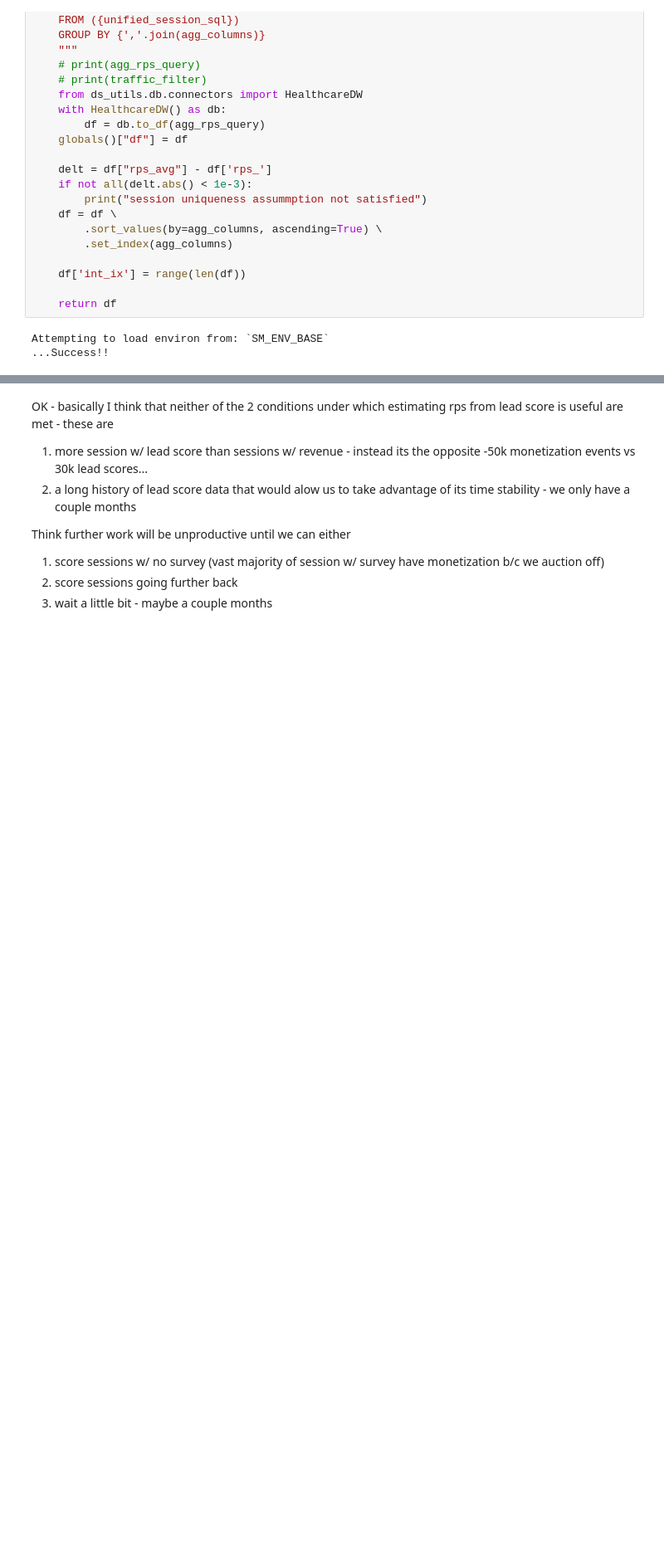
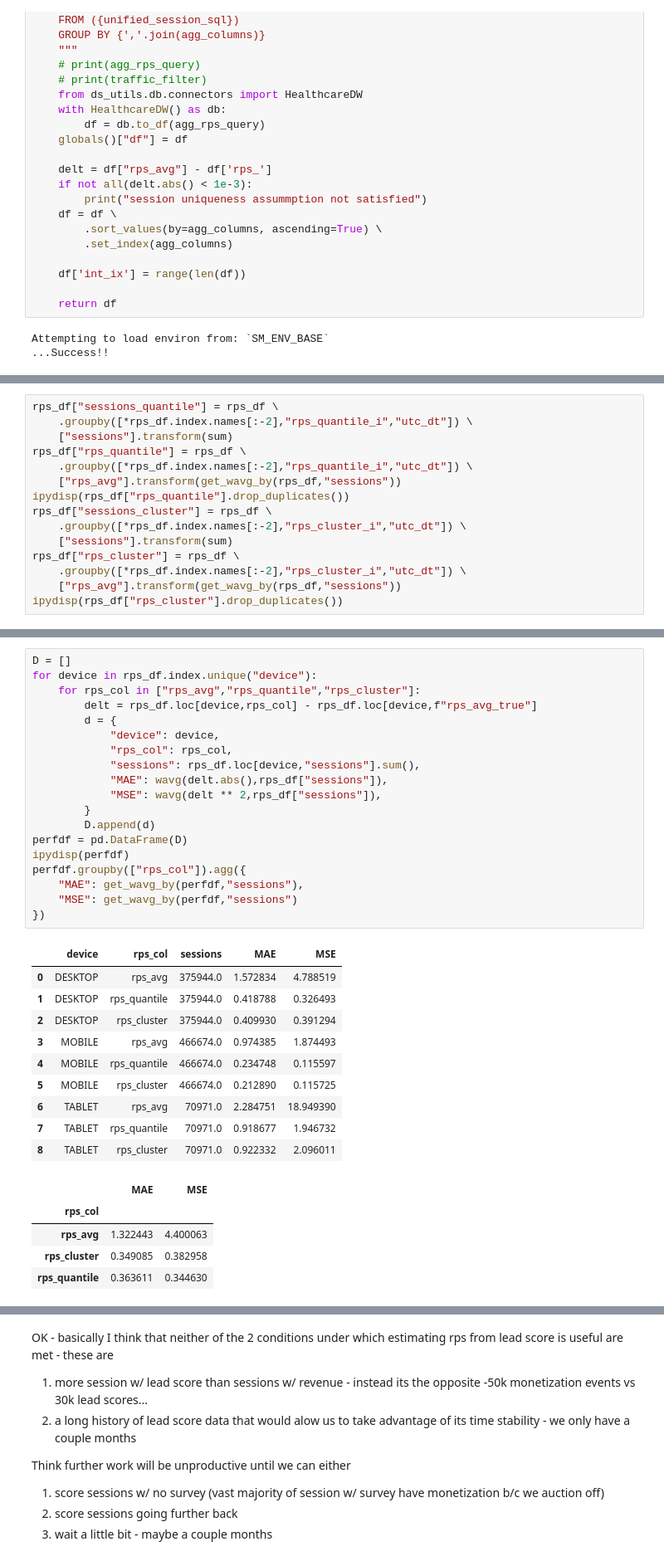
Before and after one commit to pkrishnamurthy1007/adtech, a Jupyter notebook: notebooks/aduriseti_shared/rps_est.ipynb, the cells around one changed output, grey strips where cells are left out. Shown at 83% size. Cells and saved outputs as stored; diff of their text form; blank space fills up the shorter version.

```diff
--- a/notebooks/aduriseti_shared/rps_est.ipynb
+++ b/notebooks/aduriseti_shared/rps_est.ipynb
@@ -609,0 +591,15 @@ TABLET
+# %%
+rps_df["sessions_quantile"] = rps_df \
+    .groupby([*rps_df.index.names[:-2],"rps_quantile_i","utc_dt"]) \
+    ["sessions"].transform(sum)
+rps_df["rps_quantile"] = rps_df \
+    .groupby([*rps_df.index.names[:-2],"rps_quantile_i","utc_dt"]) \
+    ["rps_avg"].transform(get_wavg_by(rps_df,"sessions"))
+ipydisp(rps_df["rps_quantile"].drop_duplicates())
+rps_df["sessions_cluster"] = rps_df \
+    .groupby([*rps_df.index.names[:-2],"rps_cluster_i","utc_dt"]) \
+    ["sessions"].transform(sum)
+rps_df["rps_cluster"] = rps_df \
+    .groupby([*rps_df.index.names[:-2],"rps_cluster_i","utc_dt"]) \
+    ["rps_avg"].transform(get_wavg_by(rps_df,"sessions"))
+ipydisp(rps_df["rps_cluster"].drop_duplicates())
@@ -610 +633,36 @@ TABLET
+# %%
+D = []
+for device in rps_df.index.unique("device"):
+    for rps_col in ["rps_avg","rps_quantile","rps_cluster"]:
+        delt = rps_df.loc[device,rps_col] - rps_df.loc[device,f"rps_avg_true"]
+        d = {
+            "device": device,
+            "rps_col": rps_col,
+            "sessions": rps_df.loc[device,"sessions"].sum(),
+            "MAE": wavg(delt.abs(),rps_df["sessions"]),
+            "MSE": wavg(delt ** 2,rps_df["sessions"]),
+        }
+        D.append(d)
+perfdf = pd.DataFrame(D)
+ipydisp(perfdf)
+perfdf.groupby(["rps_col"]).agg({
+    "MAE": get_wavg_by(perfdf,"sessions"),
+    "MSE": get_wavg_by(perfdf,"sessions")
+})
+# %% [output]
+|  | device | rps_col | sessions | MAE | MSE |
+| 0 | DESKTOP | rps_avg | 375944.0 | 1.572834 | 4.788519 |
+| 1 | DESKTOP | rps_quantile | 375944.0 | 0.418788 | 0.326493 |
+| 2 | DESKTOP | rps_cluster | 375944.0 | 0.409930 | 0.391294 |
+| 3 | MOBILE | rps_avg | 466674.0 | 0.974385 | 1.874493 |
+| 4 | MOBILE | rps_quantile | 466674.0 | 0.234748 | 0.115597 |
+| 5 | MOBILE | rps_cluster | 466674.0 | 0.212890 | 0.115725 |
+| 6 | TABLET | rps_avg | 70971.0 | 2.284751 | 18.949390 |
+| 7 | TABLET | rps_quantile | 70971.0 | 0.918677 | 1.946732 |
+| 8 | TABLET | rps_cluster | 70971.0 | 0.922332 | 2.096011 |
+|  | MAE | MSE |
+| rps_col |  |  |
+| rps_avg | 1.322443 | 4.400063 |
+| rps_cluster | 0.349085 | 0.382958 |
+| rps_quantile | 0.363611 | 0.344630 |
 # %%
```
Also changed, not shown: parts of 11 cells of this notebook, 1 other file.
